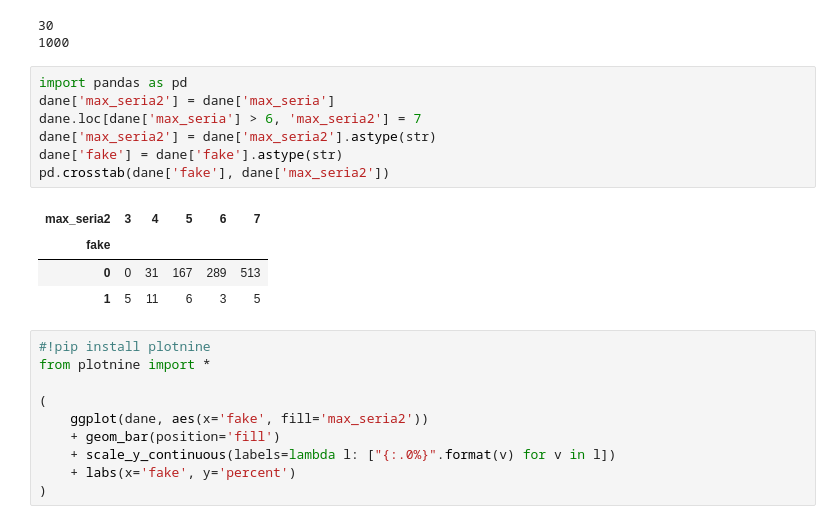
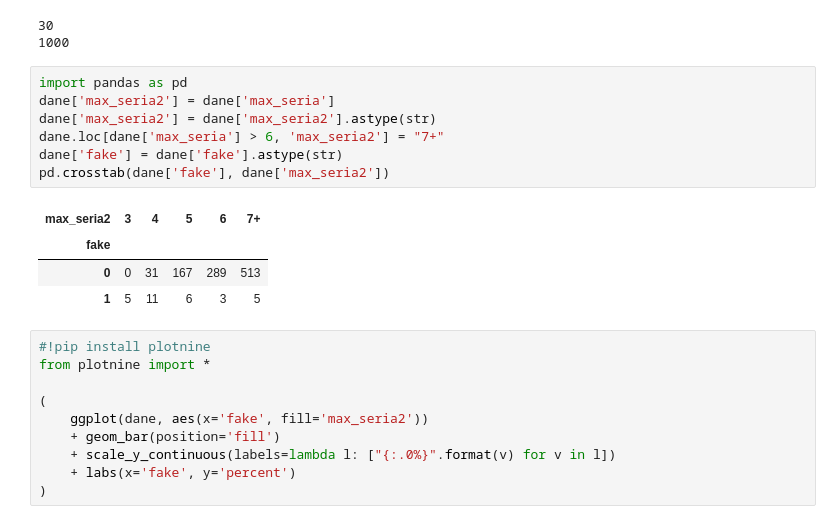
Before and after one commit to blakocha/ADRPY2025, a Jupyter notebook: Notatki_20251123_10.ipynb, the cells around one changed output. Cells and saved outputs as stored; diff of their text form.

```diff
--- a/Notatki_20251123_10.ipynb
+++ b/Notatki_20251123_10.ipynb
@@ -34,12 +34,12 @@ print(np.sum(dane['fake']==0))
 # %%
 import pandas as pd
 dane['max_seria2'] = dane['max_seria']
-dane.loc[dane['max_seria'] > 6, 'max_seria2'] = 7
 dane['max_seria2'] = dane['max_seria2'].astype(str)
+dane.loc[dane['max_seria'] > 6, 'max_seria2'] = "7+"
 dane['fake'] = dane['fake'].astype(str)
 pd.crosstab(dane['fake'], dane['max_seria2'])
 # %% [output]
-| max_seria2 | 3 | 4 | 5 | 6 | 7 |
+| max_seria2 | 3 | 4 | 5 | 6 | 7+ |
 | fake |  |  |  |  |  |
 | 0 | 0 | 31 | 167 | 289 | 513 |
 | 1 | 5 | 11 | 6 | 3 | 5 |
```
Also changed, not shown: parts of 5 cells of this notebook.
